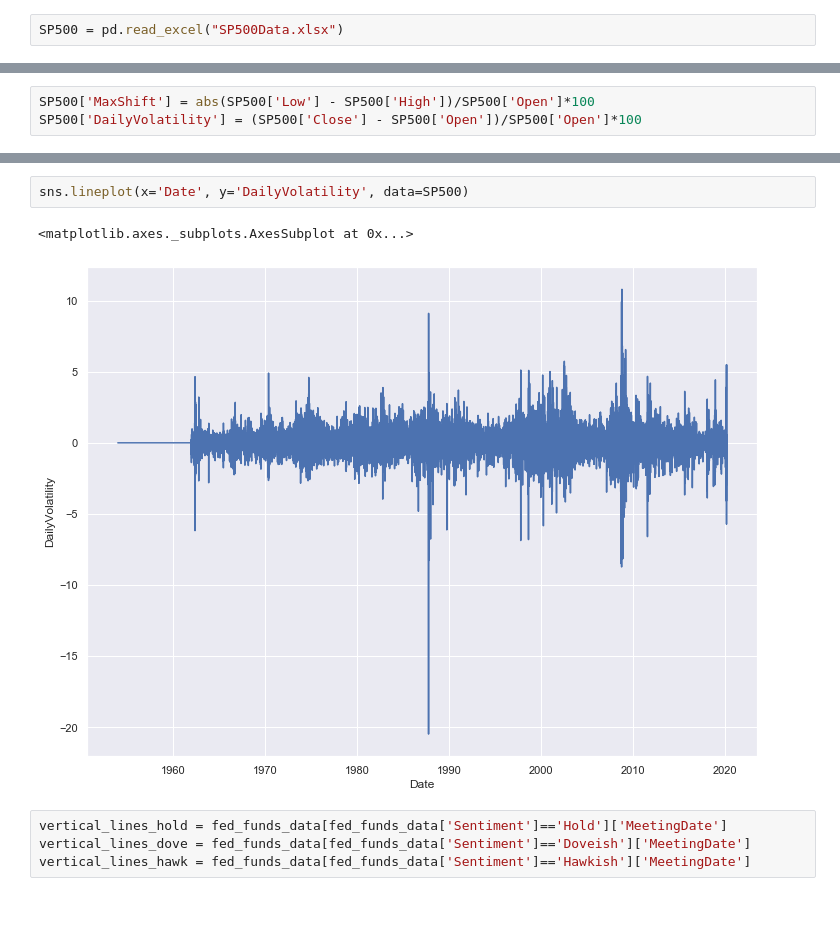
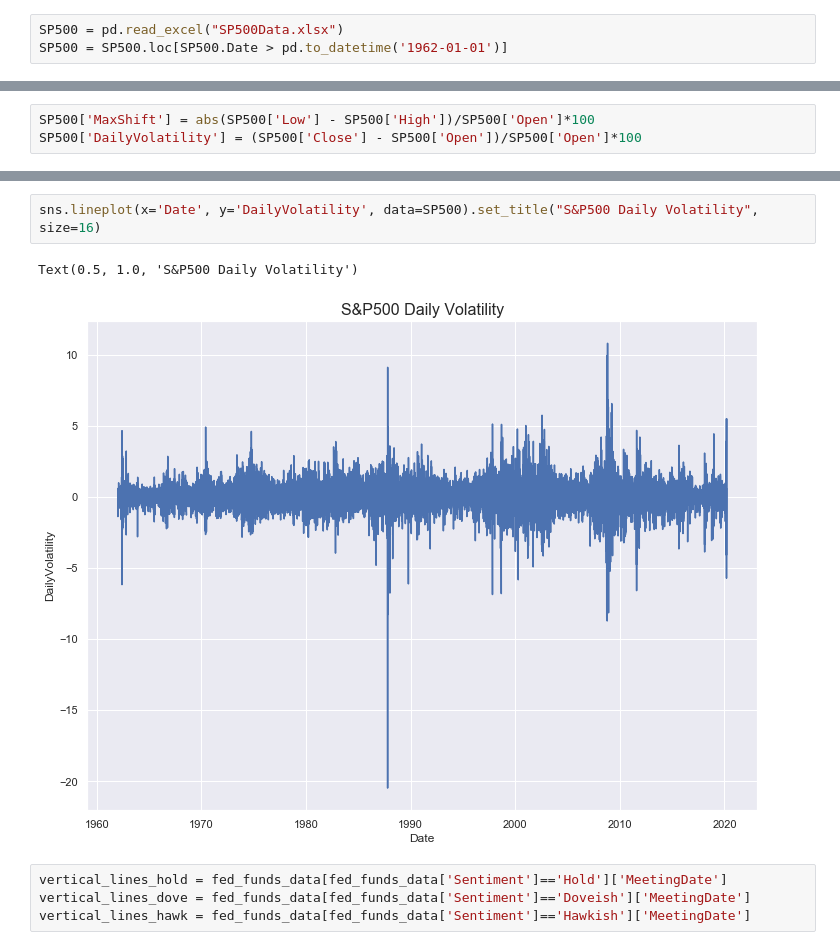
Before and after one commit to vikranttkumar/FedFundsSP500, a Jupyter notebook: Fed Funds Rate interaction with S&P500.ipynb, the cells around one changed output, grey strips where cells are left out. Drawn from its saved outputs; the diff is of its cells as text; blank space fills up the shorter version.

```diff
--- a/Fed Funds Rate interaction with S&P500.ipynb
+++ b/Fed Funds Rate interaction with S&P500.ipynb
@@ -122,5 +124,6 @@ fed_funds_data.head()
 # %%
 SP500 = pd.read_excel("SP500Data.xlsx")
+SP500 = SP500.loc[SP500.Date > pd.to_datetime('1962-01-01')]
 # %%
 SP500.head()
 # %% [output]
@@ -201,8 +205,8 @@ sns.lineplot(x='Date', y='MaxShift', data=SP500, legend='full')
 # %%
-sns.lineplot(x='Date', y='DailyVolatility', data=SP500)
+sns.lineplot(x='Date', y='DailyVolatility', data=SP500).set_title("S&P500 Daily Volatility", size=16)
 # %% [output]
-<matplotlib.axes._subplots.AxesSubplot at 0x...>
+Text(0.5, 1.0, 'S&P500 Daily Volatility')
-[figure, old version]
+[figure, new version]
 # %%
 vertical_lines_hold = fed_funds_data[fed_funds_data['Sentiment']=='Hold']['MeetingDate']
 vertical_lines_dove = fed_funds_data[fed_funds_data['Sentiment']=='Doveish']['MeetingDate']
```
Also changed, not shown: parts of 35 cells of this notebook, 6 other files.
